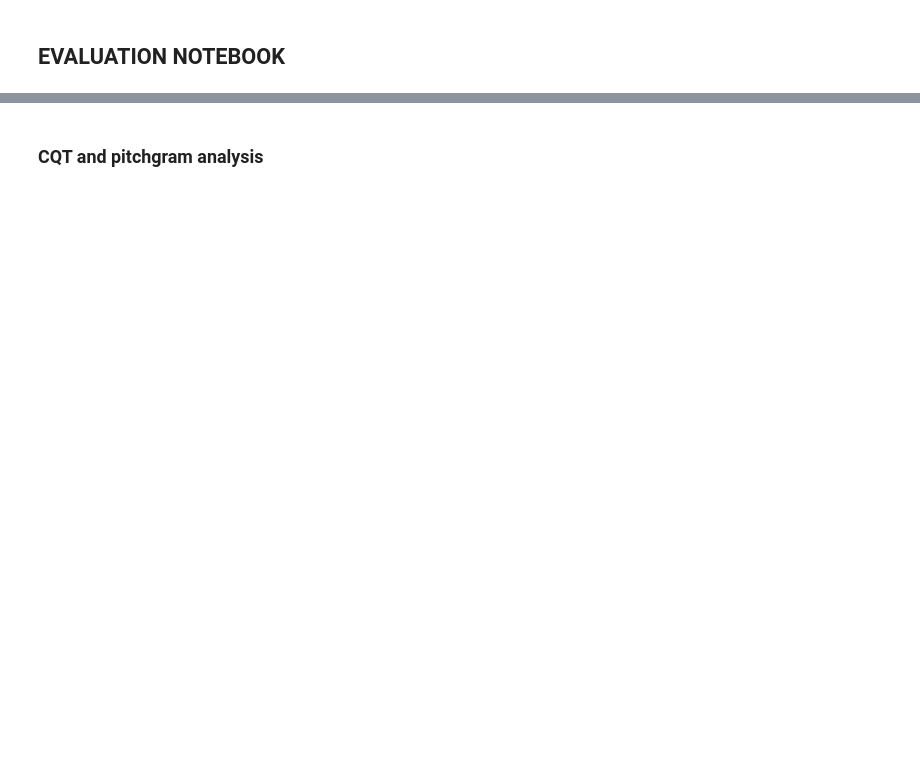
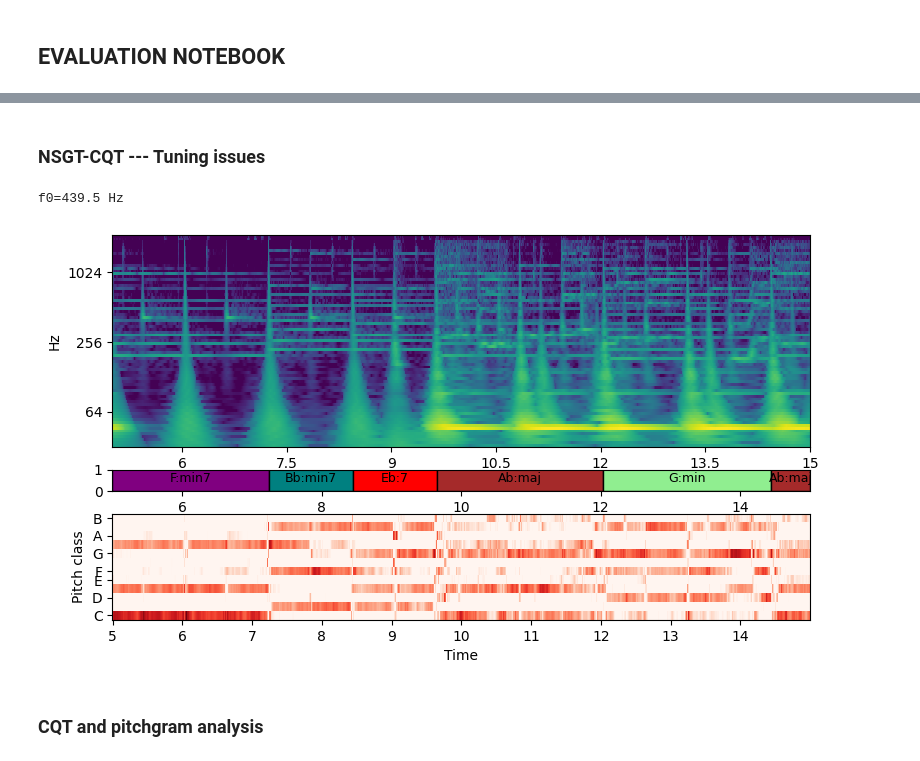
Before and after one commit to Maushax-jpg/chord-recognition, a Jupyter notebook: acr_evaluation.ipynb, the cells around one changed output, grey strips where cells are left out. Cells and saved outputs as stored; diff of their text form; code cells hidden in the pictures; blank space fills up the shorter version.

```diff
--- a/acr_evaluation.ipynb
+++ b/acr_evaluation.ipynb
@@ -33,3 +3,79 @@ utils.plotChromagram(ax[1],t_chroma,chroma_dcp,(0,10))
+# %% [markdown]
+### NSGT-CQT  --- Tuning issues
+# %%
+import numpy as np
+import utils
+import matplotlib.pyplot as plt
+import dataloader
+import librosa.display
+import librosa
+import nsgt
+
+dset = "rwc_pop"
+track_id = "RM-P002"
+time_interval = (5,15)
+## Boys: 0105 -> blurry bass note  Tuning?
+## Anna: 0103
+class interpolate:
+    def __init__(self,cqt,Ls):
+        from scipy.interpolate import interp1d
+        self.intp = [interp1d(np.linspace(0, Ls, len(r)), r) for r in cqt]
+    def __call__(self,x):
+        try:
+            len(x)
+        except:
+            return np.array([i(x) for i in self.intp])
+        else:
+            return np.array([[i(xi) for i in self.intp] for xi in x])
+
+dataset = dataloader.Dataloader(dset,"/home/max/ET-TI/Masterarbeit/chord-recognition/mirdata","none")
+audiopath, annotationpath = dataset[track_id]
+gt = utils.loadChordAnnotations(annotationpath)
+sig = utils.loadAudiofile(audiopath,offset=time_interval[0],duration=time_interval[1]-time_interval[0])
+estimated_tuning = librosa.estimate_tuning(y=sig,sr=22050)
+f0 = librosa.tuning_to_A4(estimated_tuning)
+print(f"f0={f0:0.1f} Hz")
+midi2hz = lambda m,f0 : f0*(2.0**((m-69.0)/12.0))
+fs = 22050
+octaves = 6
+
+fmin = midi2hz(24,f0) # C2
+fmax = midi2hz(24 + 12*octaves,f0) # C6
+bpo = 12
+cq_nsgt = nsgt.CQ_NSGT(fmin,fmax, bpo,fs, len(sig))
+# forward transform
+coeffs = cq_nsgt.forward(sig)
+
+# interpolate CQT to get a grid
+x = np.arange(0, len(sig), 64)
+cqt = interpolate(map(np.abs, coeffs[2:]), len(sig))(x).T#
+
+from scipy.fftpack import dct,idct
+pitchgram_energy = cqt**2
+pitchgram_energy = np.log(100 * pitchgram_energy + 1);
+vLogDCT = dct(pitchgram_energy, norm='ortho', axis=0);
+vLogDCT[:33,:] = 0
+vLogDCT[33,:] = 0.5 * vLogDCT[33,:]
+pitchgram_energy = idct(vLogDCT, norm='ortho', axis=0)
+
+chroma = np.zeros((12,pitchgram_energy.shape[1]),dtype=float)
+for i in range(pitchgram_energy.shape[0]):
+    index = i % 12
+    chroma[(i+1) % 12,:] += pitchgram_energy[i,:]
+chroma = chroma / np.sum(np.abs(chroma) + np.finfo(float).eps, axis=0)
+fig,ax = plt.subplots(3,1,height_ratios=(10,1,5),figsize=(9,5))
+t_cqt = time_interval[0] + x / fs
+cqt_db = 20 * np.log10(cqt)
+pmax = np.percentile(cqt_db, 99.99)
+img = librosa.display.specshow(cqt_db,
+                         ax=ax[0],x_coords=t_cqt,y_axis="cqt_hz",
+                         fmin=fmin,fmax=fmax,x_axis="s",
+                         cmap="viridis",vmax=pmax,vmin=pmax-80)
+utils.plotChordAnnotations(ax[1],gt[0],gt[1],time_interval)
+utils.plotChromagram(ax[2],t_cqt,chroma);
+# %% [output]
+f0=439.5 Hz
+[figure, added]
 # %% [markdown]
 ### CQT and pitchgram analysis
 # %%
```
Also changed, not shown: parts of 6 cells of this notebook, 5 other files.
